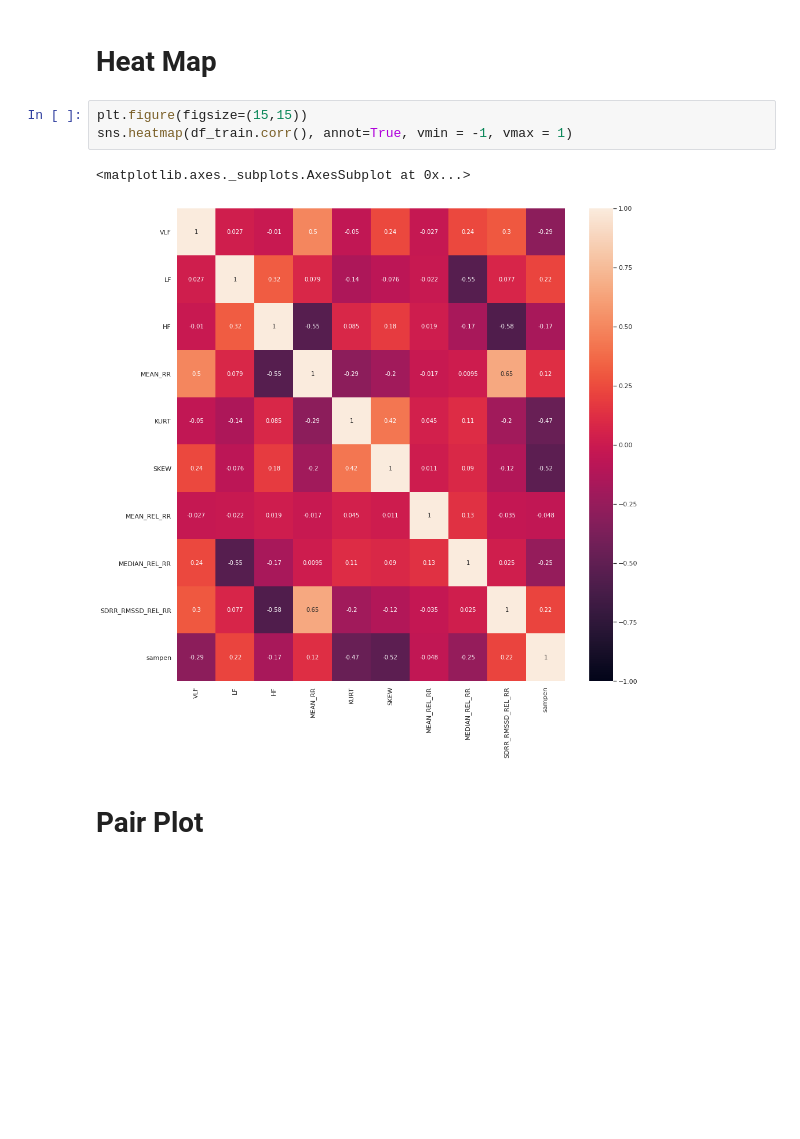
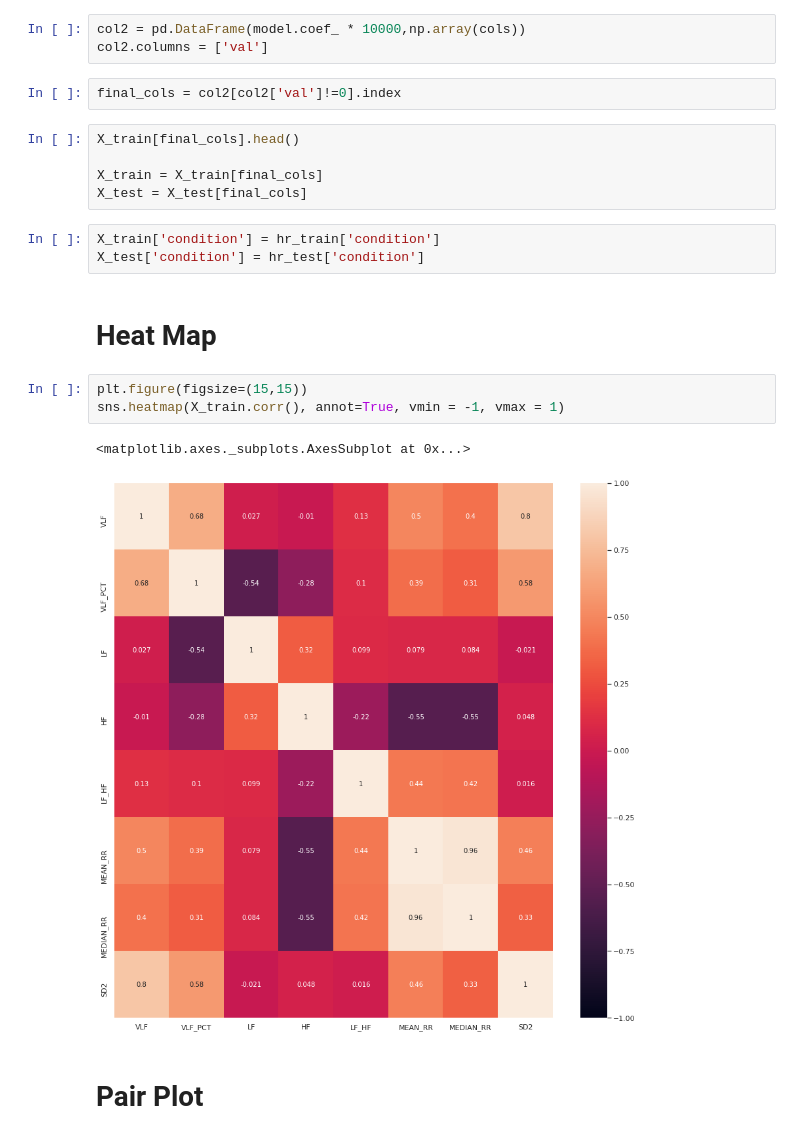
Before and after one commit to nandhukumar86/GL-hackathons-1, a Jupyter notebook: GL_hackathon_1_Nandha_POC.ipynb, the cells around one changed output. Cells and saved outputs as stored; diff of their text form; blank space fills up the shorter version.

```diff
--- a/GL_hackathon_1_Nandha_POC.ipynb
+++ b/GL_hackathon_1_Nandha_POC.ipynb
@@ -455,11 +169,24 @@ df_train.head()
+# %%
+col2 = pd.DataFrame(model.coef_ * 10000,np.array(cols))
+col2.columns = ['val']
+# %%
+final_cols = col2[col2['val']!=0].index
+# %%
+X_train[final_cols].head()
+
+X_train = X_train[final_cols]
+X_test = X_test[final_cols]
+# %%
+X_train['condition'] = hr_train['condition']
+X_test['condition'] = hr_test['condition']
 # %% [markdown]
 # Heat Map
 # %%
 plt.figure(figsize=(15,15))
-sns.heatmap(df_train.corr(), annot=True, vmin = -1, vmax = 1)
+sns.heatmap(X_train.corr(), annot=True, vmin = -1, vmax = 1)
 # %% [output]
 <matplotlib.axes._subplots.AxesSubplot at 0x...>
-[figure, old version]
+[figure, new version]
 # %% [markdown]
 # Pair Plot
 # %%
```
Also changed, not shown: parts of 77 cells of this notebook.
